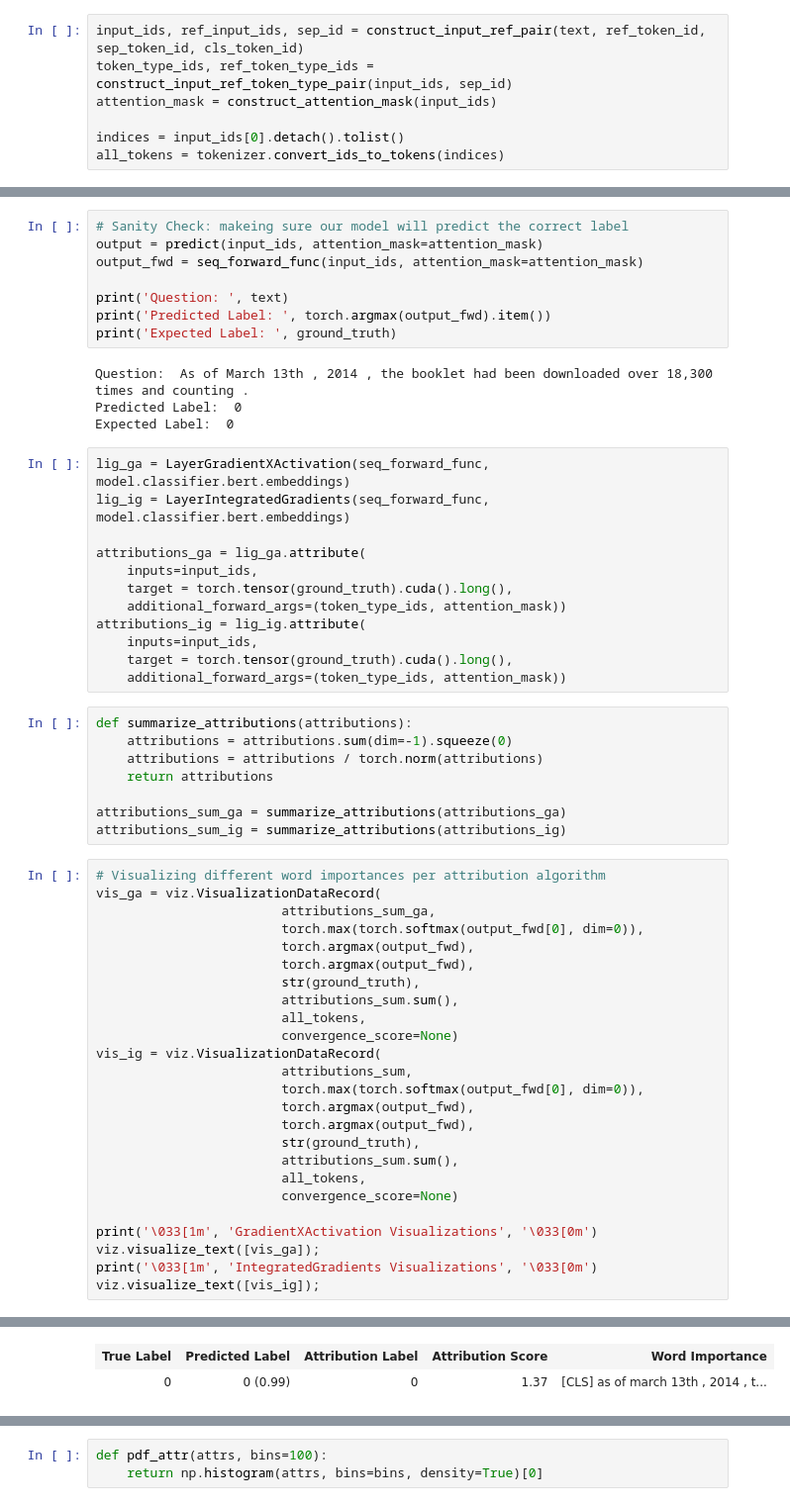
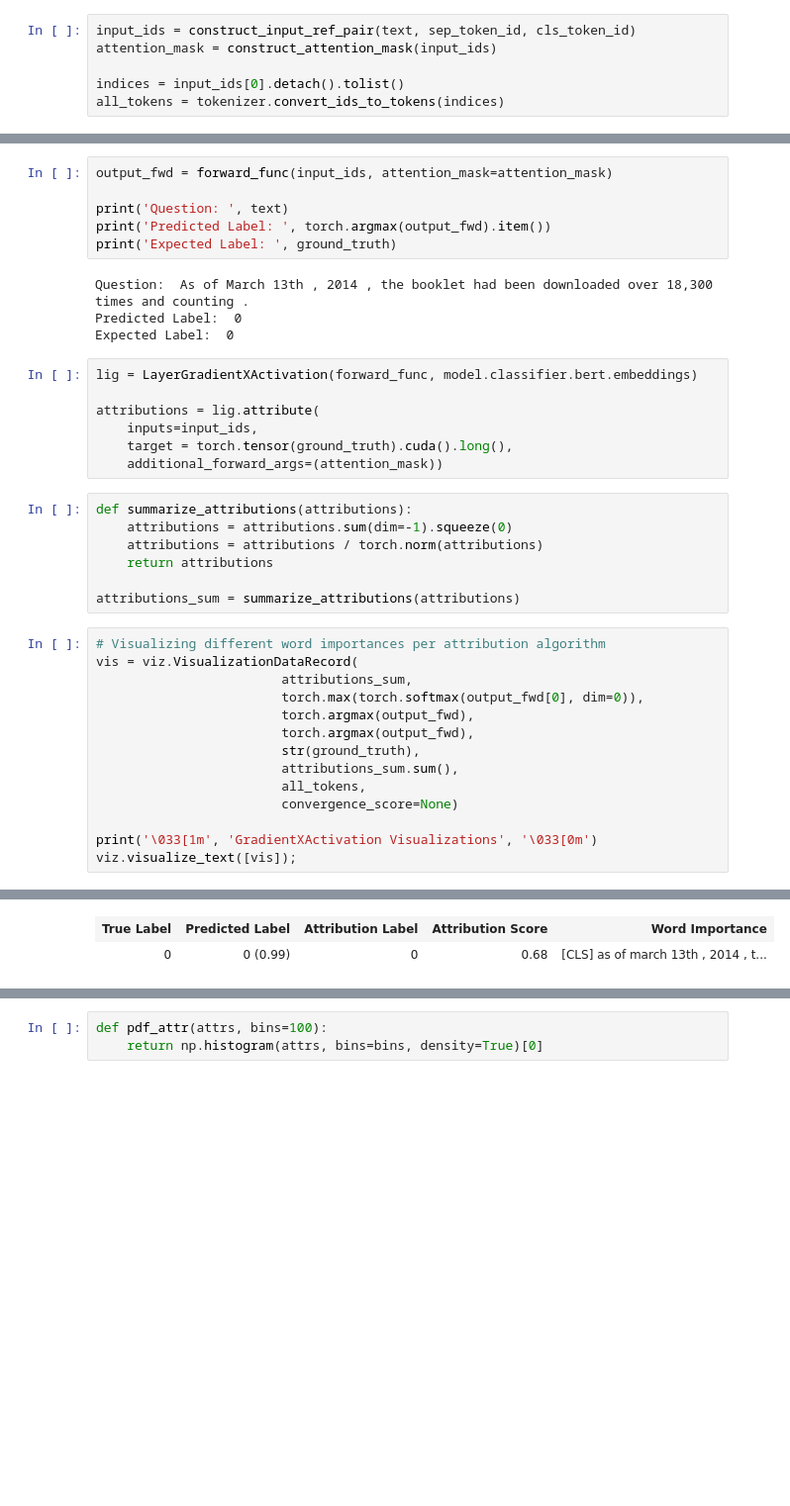
Before and after one commit to jzchan132/BMI, a Jupyter notebook: Binary STF Pt 1.ipynb, the cells around one changed output, grey strips where cells are left out. Shown at 99% size. Saved outputs shown, nothing was run; the diff lists cells and outputs as text; blank space fills up the shorter version.

```diff
--- a/Binary STF Pt 1.ipynb
+++ b/Binary STF Pt 1.ipynb
@@ -83,8 +83,7 @@ ground_truth = subset['label'][0]
 Using custom data configuration default
 Reusing dataset hate_speech18 (C:\Users\jzcha\.cache\huggingface\datasets\hate_speech18\default\0.0.0\8033f254483a20d1d10b0f1b56ded1f54326b1617872c537f354a721a6951d47)
 # %%
-input_ids, ref_input_ids, sep_id = construct_input_ref_pair(text, ref_token_id, sep_token_id, cls_token_id)
-token_type_ids, ref_token_type_ids = construct_input_ref_token_type_pair(input_ids, sep_id)
+input_ids = construct_input_ref_pair(text, sep_token_id, cls_token_id)
 attention_mask = construct_attention_mask(input_ids)
 
 indices = input_ids[0].detach().tolist()
@@ -92,7 +93,5 @@ all_tokens = tokenizer.convert_ids_to_tokens(indices)
 # %%
-# Sanity Check: makeing sure our model will predict the correct label
-output = predict(input_ids, attention_mask=attention_mask)
-output_fwd = seq_forward_func(input_ids, attention_mask=attention_mask)
+output_fwd = forward_func(input_ids, attention_mask=attention_mask)
 
 print('Question: ', text)
 print('Predicted Label: ', torch.argmax(output_fwd).item())
@@ -102,52 +101,35 @@ Question:  As of March 13th , 2014 , the booklet had been downloaded over 18,300
 Predicted Label:  0
 Expected Label:  0
 # %%
-lig_ga = LayerGradientXActivation(seq_forward_func, model.classifier.bert.embeddings)
-lig_ig = LayerIntegratedGradients(seq_forward_func, model.classifier.bert.embeddings)
+lig = LayerGradientXActivation(forward_func, model.classifier.bert.embeddings)
 
-attributions_ga = lig_ga.attribute(
+attributions = lig.attribute(
     inputs=input_ids,
     target = torch.tensor(ground_truth).cuda().long(),
-    additional_forward_args=(token_type_ids, attention_mask))
-attributions_ig = lig_ig.attribute(
-    inputs=input_ids,
-    target = torch.tensor(ground_truth).cuda().long(),
-    additional_forward_args=(token_type_ids, attention_mask))
+    additional_forward_args=(attention_mask))
 # %%
 def summarize_attributions(attributions):
     attributions = attributions.sum(dim=-1).squeeze(0)
     attributions = attributions / torch.norm(attributions)
     return attributions
 
-attributions_sum_ga = summarize_attributions(attributions_ga)
-attributions_sum_ig = summarize_attributions(attributions_ig)
+attributions_sum = summarize_attributions(attributions)
 # %%
 # Visualizing different word importances per attribution algorithm
-vis_ga = viz.VisualizationDataRecord(
-                        attributions_sum_ga,
-                        torch.max(torch.softmax(output_fwd[0], dim=0)),
-                        torch.argmax(output_fwd),
-                        torch.argmax(output_fwd),
-                        str(ground_truth),
-                        attributions_sum.sum(),
-                        all_tokens,
-                        convergence_score=None)
-vis_ig = viz.VisualizationDataRecord(
+vis = viz.VisualizationDataRecord(
                         attributions_sum,
                         torch.max(torch.softmax(output_fwd[0], dim=0)),
                         torch.argmax(output_fwd),
                         torch.argmax(output_fwd),
                         str(ground_truth),
                         attributions_sum.sum(),
                         all_tokens,
                         convergence_score=None)
 
 print('\033[1m', 'GradientXActivation Visualizations', '\033[0m')
-viz.visualize_text([vis_ga]);
-print('\033[1m', 'IntegratedGradients Visualizations', '\033[0m')
-viz.visualize_text([vis_ig]);
+viz.visualize_text([vis]);
 # %% [output]
  GradientXActivation Visualizations
 Legend: Negative Neutral Positive
 | True Label | Predicted Label | Attribution Label | Attribution Score | Word Importance |
-| 0 | 0 (0.99) | 0 | 1.37 | [CLS] as of march 13th , 2014 , t... |
+| 0 | 0 (0.99) | 0 | 0.68 | [CLS] as of march 13th , 2014 , t... |
```
Also changed, not shown: parts of 18 cells of this notebook, 3 other files.
